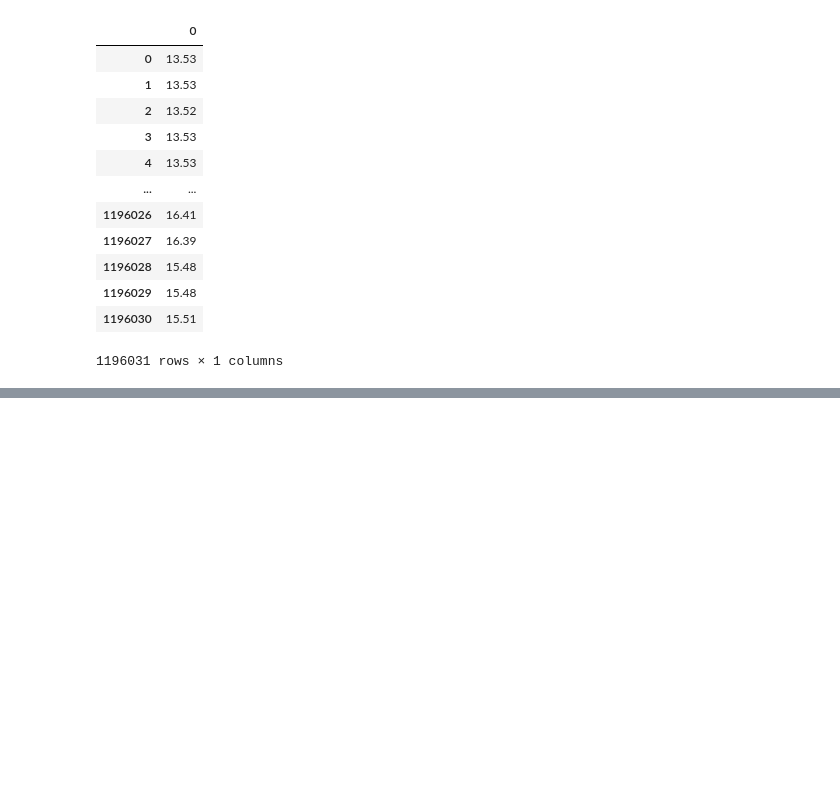
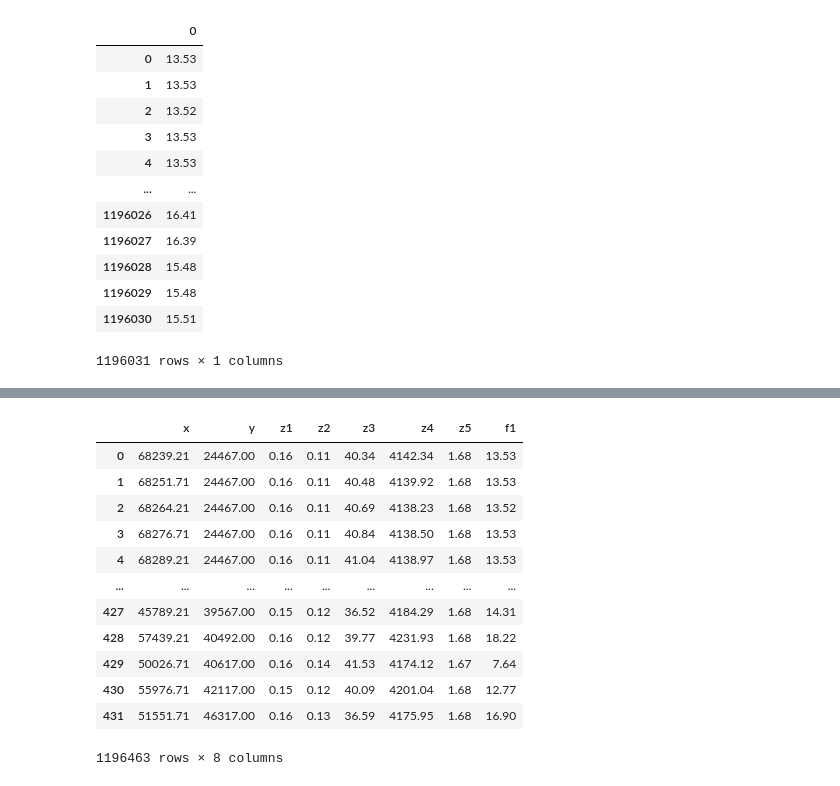
Before and after one commit to Anton9mf/hackaton_RN, a Jupyter notebook: tmp_Anton.ipynb, the cells around one changed output, grey strips where cells are left out. Drawn from its saved outputs; the diff is of its cells as text; code cells hidden in the pictures; blank space fills up the shorter version.

```diff
--- a/tmp_Anton.ipynb
+++ b/tmp_Anton.ipynb
@@ -327,0 +436,9 @@ best_score: 0.8804732674767994
+# %%
+'''xgb_bm = grid_search_xgb.best_estimator_
+hgbr_bm = grid_search_hgbr.best_estimator_
+
+vot_reg = VotingRegressor(estimators = [('xgb_bm', xgb_bm), ('hgbr_bm', hgbr_bm)])
+
+vot_reg.fit(Xtrain, ytrain)
+ypred = vot_reg.predict(Xtest)
+mse(ypred, ytest)'''
@@ -359,5 +480,4 @@ f1_new
 # %%
 X = f1_new[columns]
 y = f1['z']
-y = best_model.predict(X)
-y
+y = vot_reg.predict(X)
@@ -397,3 +514,7 @@ y
 | 1196029 | 15.48 |
 | 1196030 | 15.51 |
 1196031 rows × 1 columns
+# %%
+X = X.reset_index(drop=True)
+y = y.reset_index(drop=True)
+X, y
@@ -399,0 +539,3 @@ y
+# %%
+F1 = pd.concat([X, y], axis=1, ignore_index=False)
+X, y, F1
@@ -399,0 +578,20 @@ y
+# %%
+#F1.dropna(axis='index', inplace=True)
+F1.rename(columns={0: 'f1'}, inplace=True)
+data2.rename(columns={'z': 'f1'}, inplace=True)
+F1 = pd.concat([F1, data2], axis=0)
+F1
+# %% [output]
+|  | x | y | z1 | z2 | z3 | z4 | z5 | f1 |
+| 0 | 68239.21 | 24467.00 | 0.16 | 0.11 | 40.34 | 4142.34 | 1.68 | 13.53 |
+| 1 | 68251.71 | 24467.00 | 0.16 | 0.11 | 40.48 | 4139.92 | 1.68 | 13.53 |
+| 2 | 68264.21 | 24467.00 | 0.16 | 0.11 | 40.69 | 4138.23 | 1.68 | 13.52 |
+| 3 | 68276.71 | 24467.00 | 0.16 | 0.11 | 40.84 | 4138.50 | 1.68 | 13.53 |
+| 4 | 68289.21 | 24467.00 | 0.16 | 0.11 | 41.04 | 4138.97 | 1.68 | 13.53 |
+| ... | ... | ... | ... | ... | ... | ... | ... | ... |
+| 427 | 45789.21 | 39567.00 | 0.15 | 0.12 | 36.52 | 4184.29 | 1.68 | 14.31 |
+| 428 | 57439.21 | 40492.00 | 0.16 | 0.12 | 39.77 | 4231.93 | 1.68 | 18.22 |
+| 429 | 50026.71 | 40617.00 | 0.16 | 0.14 | 41.53 | 4174.12 | 1.67 | 7.64 |
+| 430 | 55976.71 | 42117.00 | 0.15 | 0.12 | 40.09 | 4201.04 | 1.68 | 12.77 |
+| 431 | 51551.71 | 46317.00 | 0.16 | 0.13 | 36.59 | 4175.95 | 1.68 | 16.90 |
+1196463 rows × 8 columns
```
Also changed, not shown: parts of 26 cells of this notebook.
